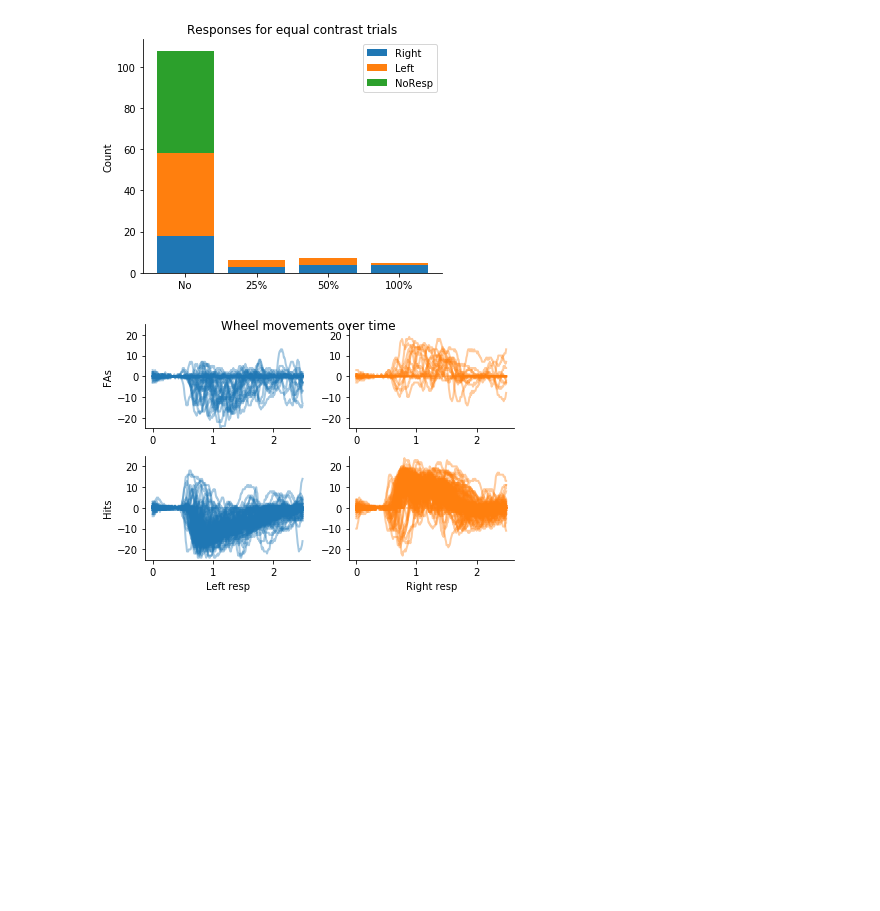
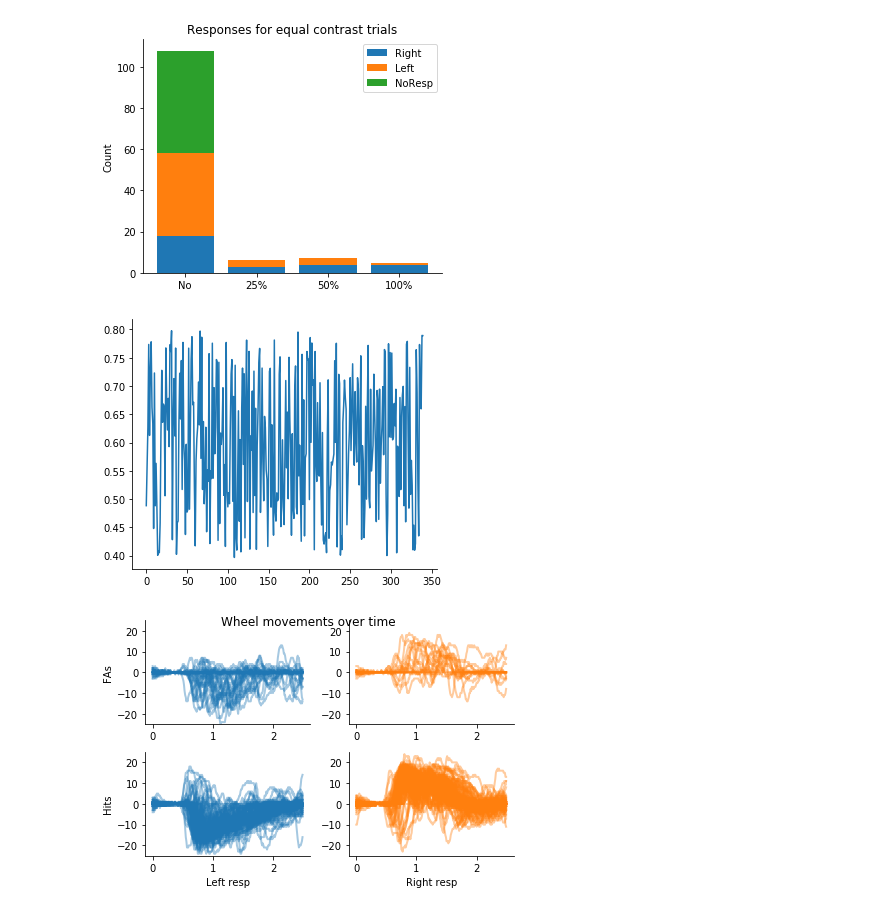
Before and after one commit to KceniaB/NMA_project, a Jupyter notebook: sam/Steinmetz_example_playground.ipynb, the cells around one changed output. Cells and saved outputs as stored; diff of their text form; code cells hidden in the pictures; blank space fills up the shorter version.

```diff
--- a/sam/Steinmetz_example_playground.ipynb
+++ b/sam/Steinmetz_example_playground.ipynb
@@ -160,3 +160,11 @@ plt.legend((p1[0], p2[0], p3[0]), ('Right', 'Left', 'NoResp'))
 plt.show()
 # %% [output]
 [figure]
+# %%
+plt.figure(figsize=[5,4])
+
+plt.plot(dat['gocue'])
+
+plt.show()
+# %% [output]
+[figure, added]
```
Also changed, not shown: parts of 3 cells of this notebook.
